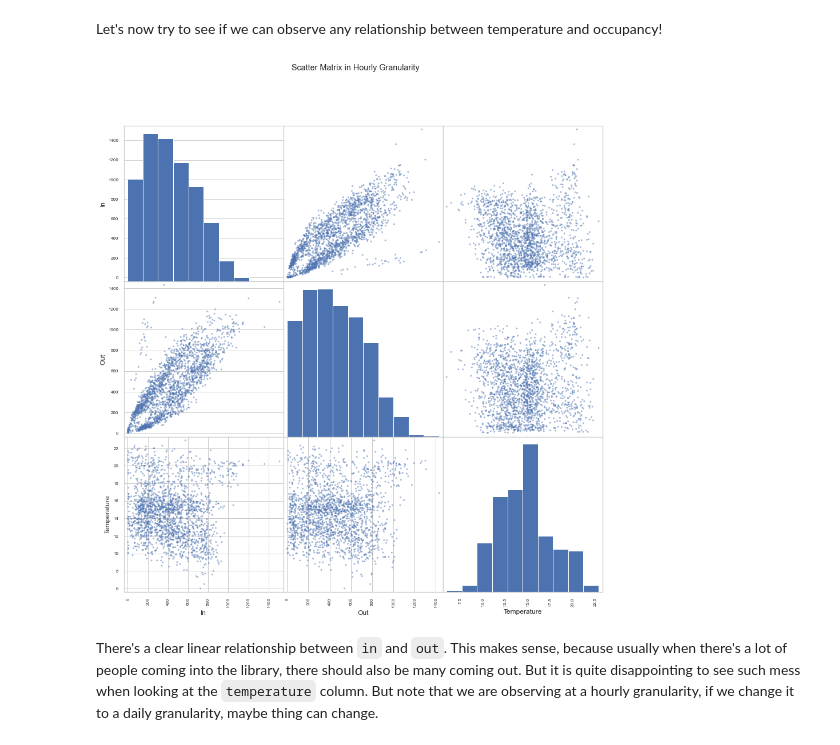
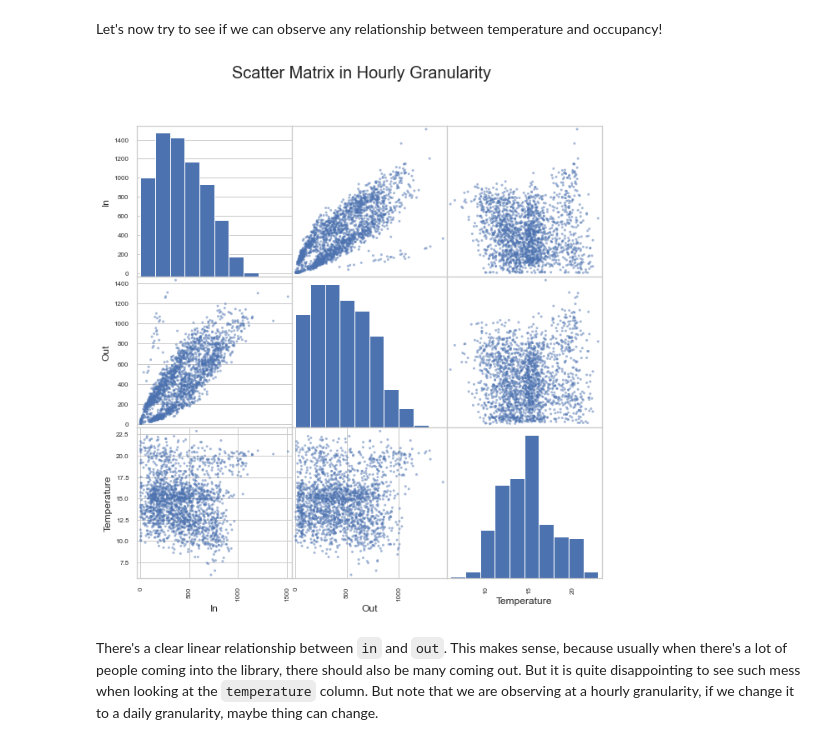
Before and after one commit to Aaron3963/108Test, a Jupyter notebook: FinalProject_Group088_FA23.ipynb, the cells around one changed output. Saved outputs shown, nothing was run; the diff lists cells and outputs as text; code cells hidden in the pictures.

Commit message:
Better graphs

```diff
--- a/FinalProject_Group088_FA23.ipynb
+++ b/FinalProject_Group088_FA23.ipynb
@@ -698,12 +698,12 @@ merged_df = merged_df[(merged_df['datetime'].dt.hour >= 8) & (merged_df['datetim
 Let's now try to see if we can observe any relationship between temperature and occupancy!
 # %%
 fig = pd.plotting.scatter_matrix(frame=merged_df[['In', 'Out', 'Temperature']],
-       figsize=(15,15),alpha=0.5)
+       figsize=(10,10),alpha=0.5)
 plt.grid(False)
-plt.suptitle('Scatter Matrix in Hourly Granularity')
+plt.suptitle('Scatter Matrix in Hourly Granularity',fontsize=20)
 plt.show()
 # %% [output]
-[figure, old version]
+[figure, new version]
 # %% [markdown]
 There's a clear linear relationship between `in` and `out`. This makes sense, because usually when there's a lot of people coming into the library, there should also be many coming out. But it is quite disappointing to see such mess when looking at the `temperature` column. But note that we are observing at a hourly granularity, if we change it to a daily granularity, maybe thing can change.
 # %%
```
Also changed, not shown: parts of 16 cells of this notebook, 18 other files.
